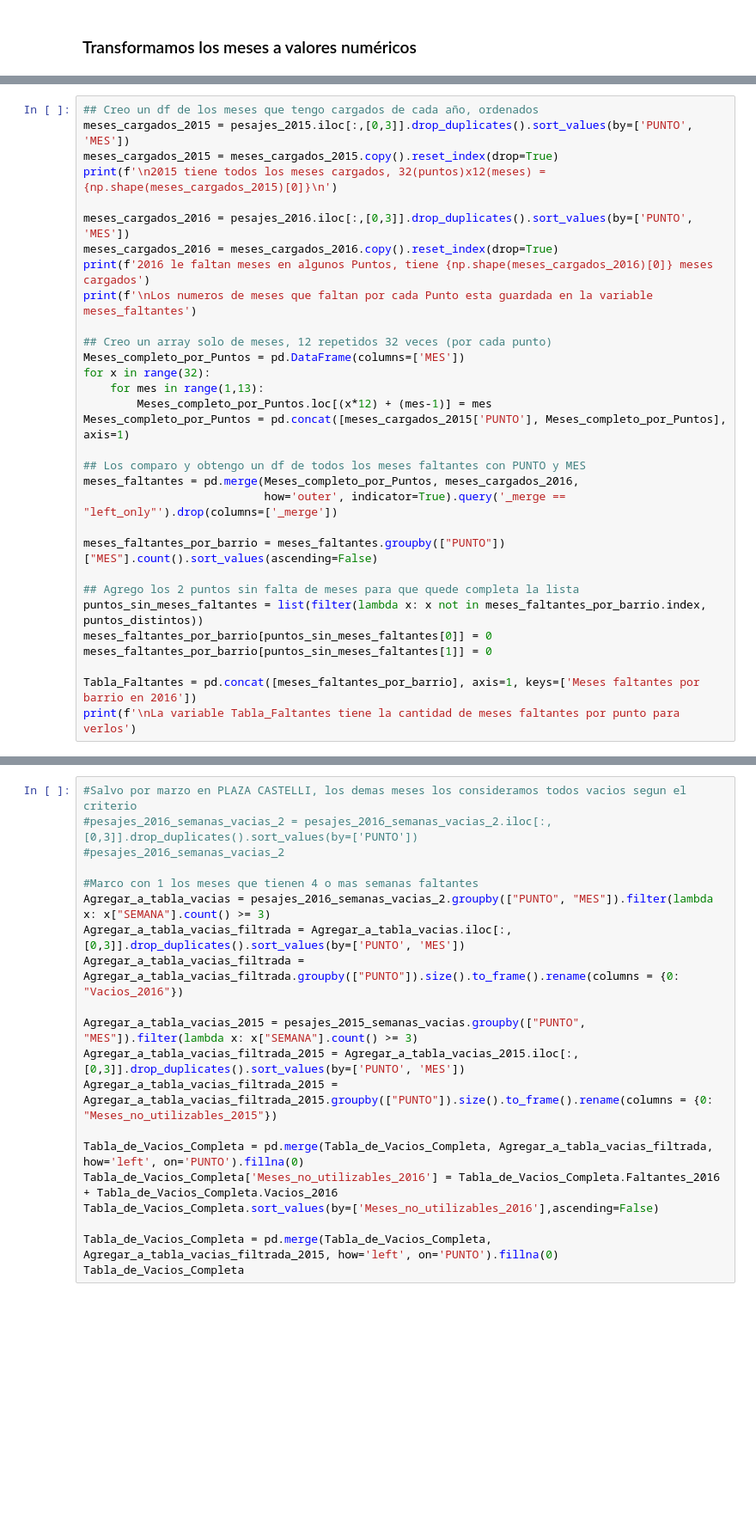
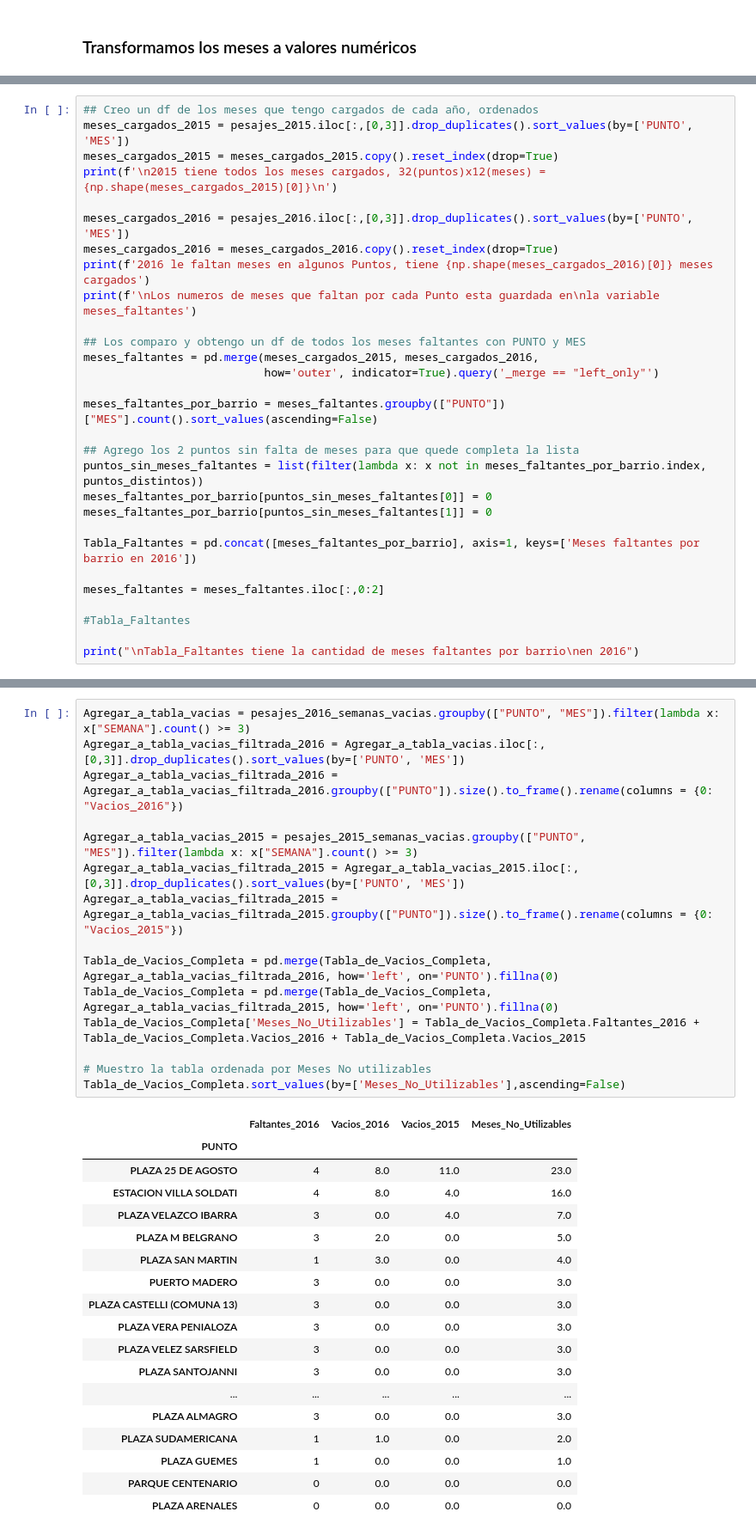
Before and after one commit to denisemartin28/reciclaje, a Jupyter notebook: TP2019.ipynb, the cells around one changed output, grey strips where cells are left out. Shown: that part at 86% size. Cells and saved outputs as stored; diff of their text form; blank space fills up the shorter version.

```diff
--- a/TP2019.ipynb
+++ b/TP2019.ipynb
@@ -63,18 +151,11 @@ print(f'\n2015 tiene todos los meses cargados, 32(puntos)x12(meses) = {np.shape(
 meses_cargados_2016 = pesajes_2016.iloc[:,[0,3]].drop_duplicates().sort_values(by=['PUNTO', 'MES'])
 meses_cargados_2016 = meses_cargados_2016.copy().reset_index(drop=True)
 print(f'2016 le faltan meses en algunos Puntos, tiene {np.shape(meses_cargados_2016)[0]} meses cargados')
-print(f'\nLos numeros de meses que faltan por cada Punto esta guardada en la variable meses_faltantes')
-
-## Creo un array solo de meses, 12 repetidos 32 veces (por cada punto)
-Meses_completo_por_Puntos = pd.DataFrame(columns=['MES'])
-for x in range(32):
-    for mes in range(1,13):
-        Meses_completo_por_Puntos.loc[(x*12) + (mes-1)] = mes
-Meses_completo_por_Puntos = pd.concat([meses_cargados_2015['PUNTO'], Meses_completo_por_Puntos], axis=1)
+print(f'\nLos numeros de meses que faltan por cada Punto esta guardada en\nla variable meses_faltantes')
 
 ## Los comparo y obtengo un df de todos los meses faltantes con PUNTO y MES
-meses_faltantes = pd.merge(Meses_completo_por_Puntos, meses_cargados_2016,
-                           how='outer', indicator=True).query('_merge == "left_only"').drop(columns=['_merge'])
+meses_faltantes = pd.merge(meses_cargados_2015, meses_cargados_2016,
+                           how='outer', indicator=True).query('_merge == "left_only"')
 
 meses_faltantes_por_barrio = meses_faltantes.groupby(["PUNTO"])["MES"].count().sort_values(ascending=False)
 
@@ -84,7 +165,12 @@ meses_faltantes_por_barrio[puntos_sin_meses_faltantes[0]] = 0
 meses_faltantes_por_barrio[puntos_sin_meses_faltantes[1]] = 0
 
 Tabla_Faltantes = pd.concat([meses_faltantes_por_barrio], axis=1, keys=['Meses faltantes por barrio en 2016'])
-print(f'\nLa variable Tabla_Faltantes tiene la cantidad de meses faltantes por punto para verlos')
+
+meses_faltantes = meses_faltantes.iloc[:,0:2]
+
+#Tabla_Faltantes
+
+print("\nTabla_Faltantes tiene la cantidad de meses faltantes por barrio\nen 2016")
 # %% [output]
 2015 tiene todos los meses cargados, 32(puntos)x12(meses) = 384
 
@@ -204,20 +192,34 @@ Tabla_de_Vacios_Completa = Tabla_de_Vacios_Completa.to_frame().rename(columns =
 # %%
-#Salvo por marzo en PLAZA CASTELLI, los demas meses los consideramos todos vacios segun el criterio
-#pesajes_2016_semanas_vacias_2 = pesajes_2016_semanas_vacias_2.iloc[:,[0,3]].drop_duplicates().sort_values(by=['PUNTO'])
-#pesajes_2016_semanas_vacias_2
-
-#Marco con 1 los meses que tienen 4 o mas semanas faltantes
-Agregar_a_tabla_vacias = pesajes_2016_semanas_vacias_2.groupby(["PUNTO", "MES"]).filter(lambda x: x["SEMANA"].count() >= 3)
-Agregar_a_tabla_vacias_filtrada = Agregar_a_tabla_vacias.iloc[:,[0,3]].drop_duplicates().sort_values(by=['PUNTO', 'MES'])
-Agregar_a_tabla_vacias_filtrada = Agregar_a_tabla_vacias_filtrada.groupby(["PUNTO"]).size().to_frame().rename(columns = {0: "Vacios_2016"})
+Agregar_a_tabla_vacias = pesajes_2016_semanas_vacias.groupby(["PUNTO", "MES"]).filter(lambda x: x["SEMANA"].count() >= 3)
+Agregar_a_tabla_vacias_filtrada_2016 = Agregar_a_tabla_vacias.iloc[:,[0,3]].drop_duplicates().sort_values(by=['PUNTO', 'MES'])
+Agregar_a_tabla_vacias_filtrada_2016 = Agregar_a_tabla_vacias_filtrada_2016.groupby(["PUNTO"]).size().to_frame().rename(columns = {0: "Vacios_2016"})
 
 Agregar_a_tabla_vacias_2015 = pesajes_2015_semanas_vacias.groupby(["PUNTO", "MES"]).filter(lambda x: x["SEMANA"].count() >= 3)
 Agregar_a_tabla_vacias_filtrada_2015 = Agregar_a_tabla_vacias_2015.iloc[:,[0,3]].drop_duplicates().sort_values(by=['PUNTO', 'MES'])
-Agregar_a_tabla_vacias_filtrada_2015 = Agregar_a_tabla_vacias_filtrada_2015.groupby(["PUNTO"]).size().to_frame().rename(columns = {0: "Meses_no_utilizables_2015"})
+Agregar_a_tabla_vacias_filtrada_2015 = Agregar_a_tabla_vacias_filtrada_2015.groupby(["PUNTO"]).size().to_frame().rename(columns = {0: "Vacios_2015"})
 
-Tabla_de_Vacios_Completa = pd.merge(Tabla_de_Vacios_Completa, Agregar_a_tabla_vacias_filtrada, how='left', on='PUNTO').fillna(0)
-Tabla_de_Vacios_Completa['Meses_no_utilizables_2016'] = Tabla_de_Vacios_Completa.Faltantes_2016 + Tabla_de_Vacios_Completa.Vacios_2016
-Tabla_de_Vacios_Completa.sort_values(by=['Meses_no_utilizables_2016'],ascending=False)
+Tabla_de_Vacios_Completa = pd.merge(Tabla_de_Vacios_Completa, Agregar_a_tabla_vacias_filtrada_2016, how='left', on='PUNTO').fillna(0)
+Tabla_de_Vacios_Completa = pd.merge(Tabla_de_Vacios_Completa, Agregar_a_tabla_vacias_filtrada_2015, how='left', on='PUNTO').fillna(0)
+Tabla_de_Vacios_Completa['Meses_No_Utilizables'] = Tabla_de_Vacios_Completa.Faltantes_2016 + Tabla_de_Vacios_Completa.Vacios_2016 + Tabla_de_Vacios_Completa.Vacios_2015
 
-Tabla_de_Vacios_Completa = pd.merge(Tabla_de_Vacios_Completa, Agregar_a_tabla_vacias_filtrada_2015, how='left', on='PUNTO').fillna(0)
-Tabla_de_Vacios_Completa
+# Muestro la tabla ordenada por Meses No utilizables
+Tabla_de_Vacios_Completa.sort_values(by=['Meses_No_Utilizables'],ascending=False)
+# %% [output]
+|  | Faltantes_2016 | Vacios_2016 | Vacios_2015 | Meses_No_Utilizables |
+| PUNTO |  |  |  |  |
+| PLAZA 25 DE AGOSTO | 4 | 8.0 | 11.0 | 23.0 |
+| ESTACION VILLA SOLDATI | 4 | 8.0 | 4.0 | 16.0 |
+| PLAZA VELAZCO IBARRA | 3 | 0.0 | 4.0 | 7.0 |
+| PLAZA M BELGRANO | 3 | 2.0 | 0.0 | 5.0 |
+| PLAZA SAN MARTIN | 1 | 3.0 | 0.0 | 4.0 |
+| PUERTO MADERO | 3 | 0.0 | 0.0 | 3.0 |
+| PLAZA CASTELLI (COMUNA 13) | 3 | 0.0 | 0.0 | 3.0 |
+| PLAZA VERA PENIALOZA | 3 | 0.0 | 0.0 | 3.0 |
+| PLAZA VELEZ SARSFIELD | 3 | 0.0 | 0.0 | 3.0 |
+| PLAZA SANTOJANNI | 3 | 0.0 | 0.0 | 3.0 |
+| ... | ... | ... | ... | ... |
+| PLAZA ALMAGRO | 3 | 0.0 | 0.0 | 3.0 |
+| PLAZA SUDAMERICANA | 1 | 1.0 | 0.0 | 2.0 |
+| PLAZA GUEMES | 1 | 0.0 | 0.0 | 1.0 |
+| PARQUE CENTENARIO | 0 | 0.0 | 0.0 | 0.0 |
+| PLAZA ARENALES | 0 | 0.0 | 0.0 | 0.0 |
```
Also changed, not shown: parts of 18 cells of this notebook.
